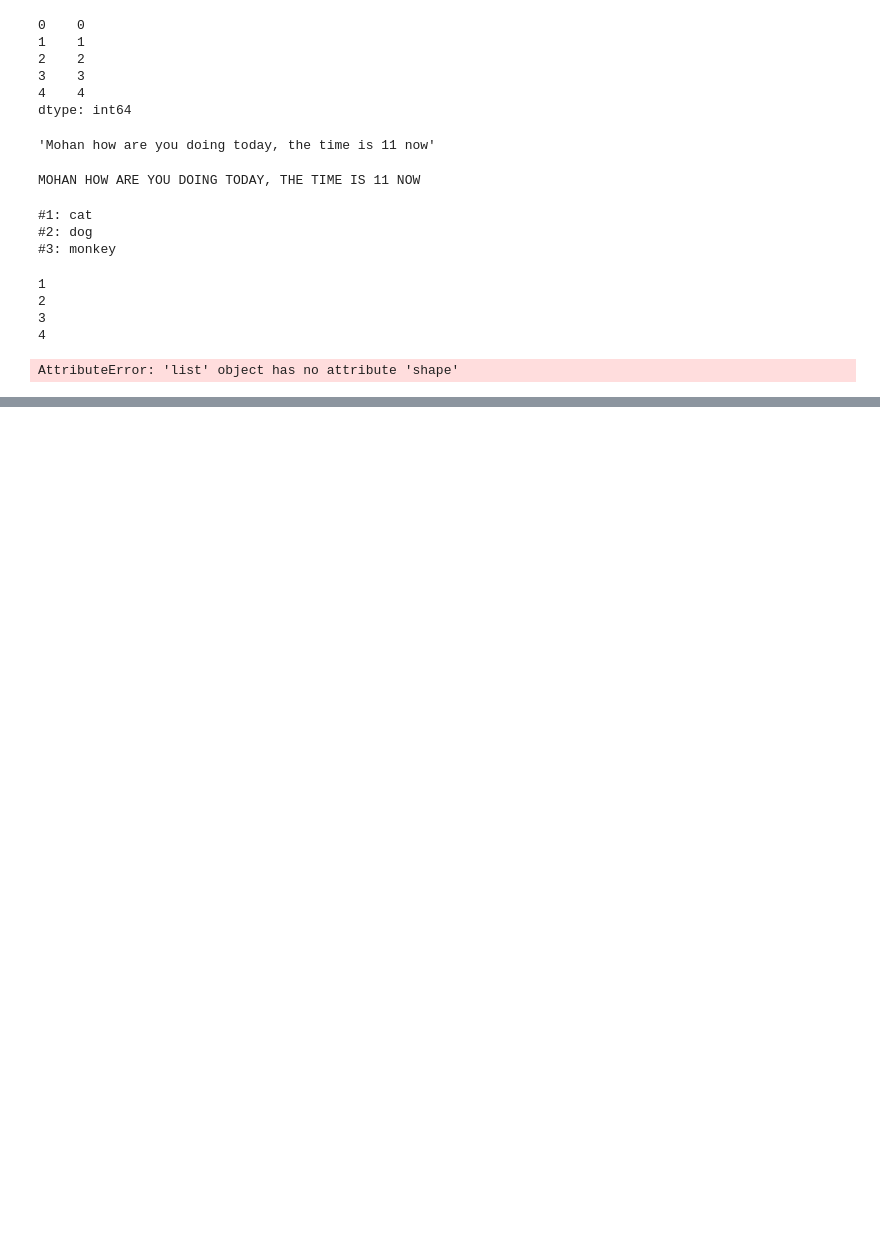
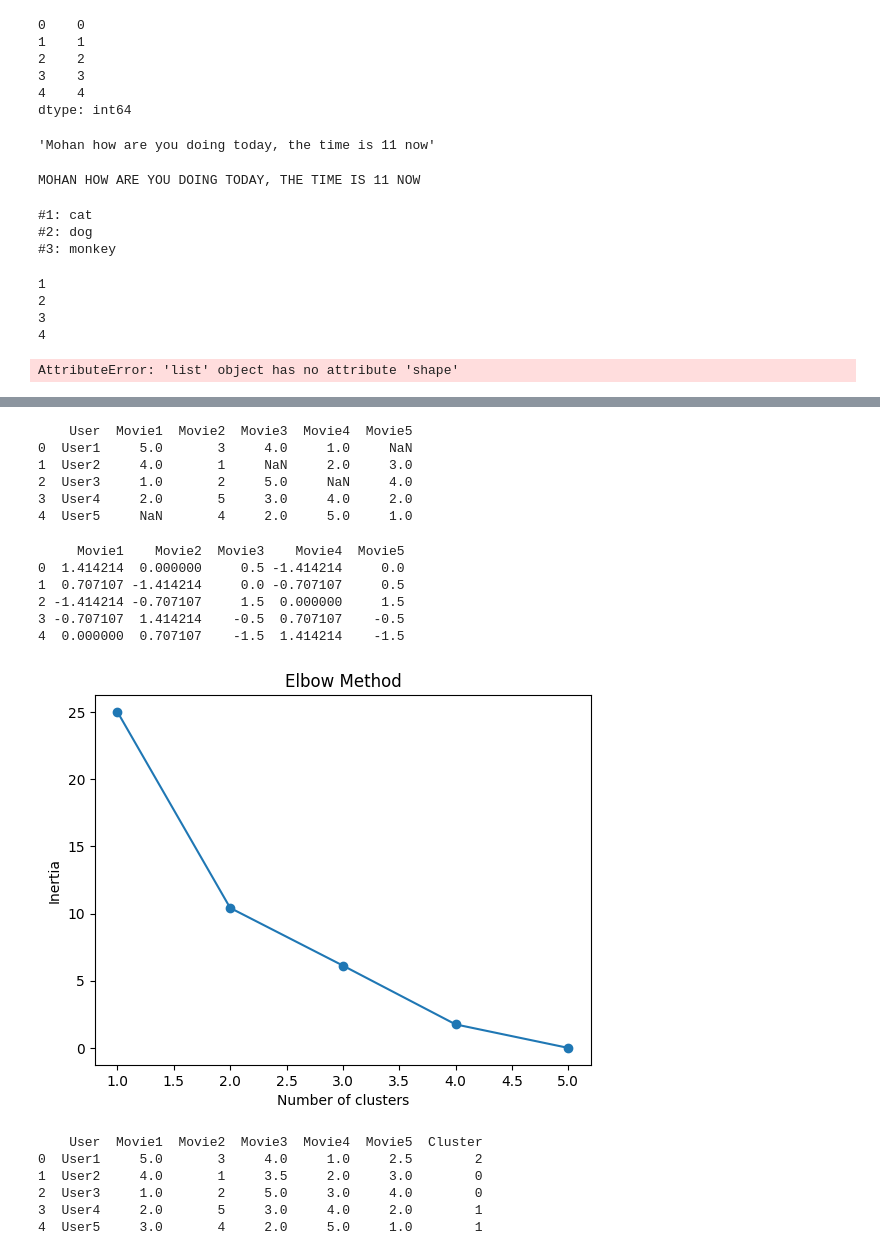
Before and after one commit to Mohan-this-side/Leetcode_Grind, a Jupyter notebook: Rough_work.ipynb, the cells around one changed output, grey strips where cells are left out. Saved outputs shown, nothing was run; the diff lists cells and outputs as text; code cells hidden in the pictures; blank space fills up the shorter version.

```diff
--- a/Rough_work.ipynb
+++ b/Rough_work.ipynb
@@ -530,0 +576,11 @@ AttributeError: 'list' object has no attribute 'shape'
+# %%
+if len(s)!=len(t):
+    print('false')
+
+dict = {}
+dict2 = {}
+for i in range(len(s)):
+    dict[s[i]] = 1 + dict.get(s[i],0)
+    dict2[t[i]] = 1 + dict2.get(t[i],0)
+
+print(dict==dict2)
@@ -530,0 +1049,69 @@ AttributeError: 'list' object has no attribute 'shape'
+# %%
+import pandas as pd
+import numpy as np
+
+# Sample data: user ratings for movies
+data = {
+    'User': ['User1', 'User2', 'User3', 'User4', 'User5'],
+    'Movie1': [5, 4, 1, 2, np.nan],
+    'Movie2': [3, 1, 2, 5, 4],
+    'Movie3': [4, np.nan, 5, 3, 2],
+    'Movie4': [1, 2, np.nan, 4, 5],
+    'Movie5': [np.nan, 3, 4, 2, 1]
+}
+
+df = pd.DataFrame(data)
+print(df)
+# %% [output]
+    User  Movie1  Movie2  Movie3  Movie4  Movie5
+0  User1     5.0       3     4.0     1.0     NaN
+1  User2     4.0       1     NaN     2.0     3.0
+2  User3     1.0       2     5.0     NaN     4.0
+3  User4     2.0       5     3.0     4.0     2.0
+4  User5     NaN       4     2.0     5.0     1.0
+# %%
+# Fill missing values with the average rating for each movie
+df.fillna(df.mean(), inplace=True)
+
+# Normalize the ratings
+from sklearn.preprocessing import StandardScaler
+
+scaler = StandardScaler()
+df_scaled = pd.DataFrame(scaler.fit_transform(df.drop('User', axis=1)), columns=df.columns[1:])
+print(df_scaled)
+# %% [output]
+     Movie1    Movie2  Movie3    Movie4  Movie5
+0  1.414214  0.000000     0.5 -1.414214     0.0
+1  0.707107 -1.414214     0.0 -0.707107     0.5
+2 -1.414214 -0.707107     1.5  0.000000     1.5
+3 -0.707107  1.414214    -0.5  0.707107    -0.5
+4  0.000000  0.707107    -1.5  1.414214    -1.5
+# %%
+from sklearn.cluster import KMeans
+import matplotlib.pyplot as plt
+
+# Determine the optimal number of clusters using the Elbow method
+inertia = []
+for n in range(1, 6):  # Adjusted the range to avoid exceeding the number of samples
+    kmeans = KMeans(n_clusters=n, random_state=42)
+    kmeans.fit(df_scaled)
+    inertia.append(kmeans.inertia_)
+
+plt.plot(range(1, 6), inertia, marker='o')
+plt.title('Elbow Method')
+plt.xlabel('Number of clusters')
+plt.ylabel('Inertia')
+plt.show()
+
+# Choose the optimal number of clusters (e.g., 3)
+kmeans = KMeans(n_clusters=3, random_state=42)
+df['Cluster'] = kmeans.fit_predict(df_scaled)
+print(df)
+# %% [output]
+[figure, added]
+    User  Movie1  Movie2  Movie3  Movie4  Movie5  Cluster
+0  User1     5.0       3     4.0     1.0     2.5        2
+1  User2     4.0       1     3.5     2.0     3.0        0
+2  User3     1.0       2     5.0     3.0     4.0        0
+3  User4     2.0       5     3.0     4.0     2.0        1
+4  User5     3.0       4     2.0     5.0     1.0        1
```
Also changed, not shown: parts of 28 cells of this notebook, 1 other file.
